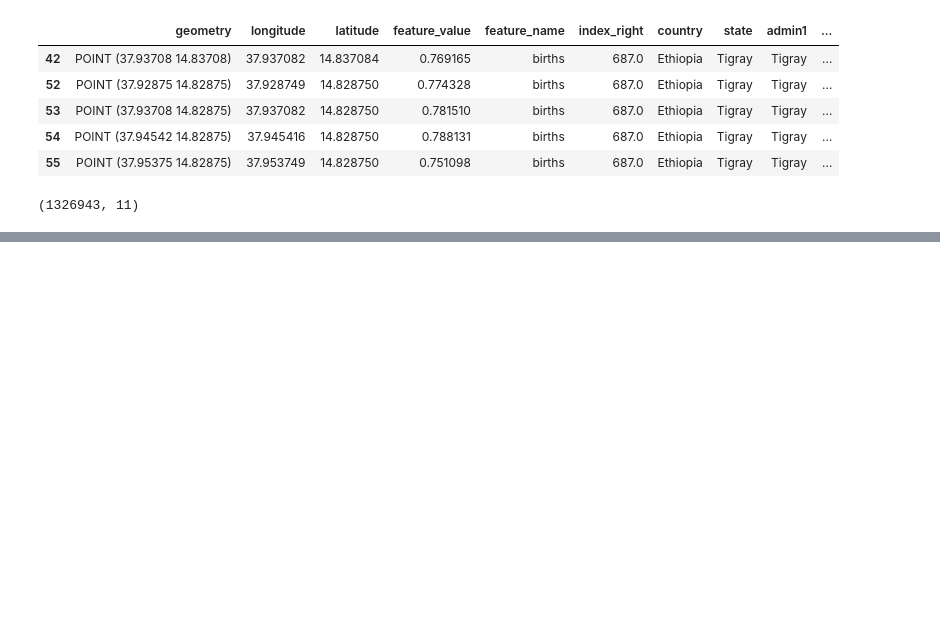
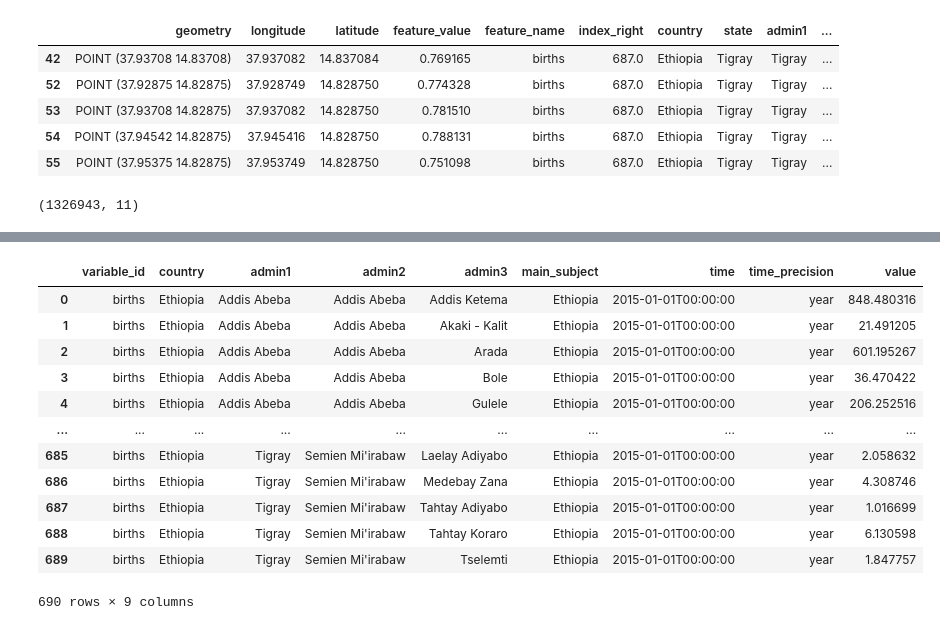
Before and after one commit to WorldModelers/Datamart-Integration, a Jupyter notebook: non-tabular-integration/worldpop-births.ipynb, the cells around one changed output, grey strips where cells are left out. Drawn from its saved outputs; the diff is of its cells as text; code cells hidden in the pictures; blank space fills up the shorter version.

```diff
--- a/non-tabular-integration/worldpop-births.ipynb
+++ b/non-tabular-integration/worldpop-births.ipynb
@@ -187 +222,17 @@ gdf_.value.sum()
+# %%
+df2
+# %% [output]
+|  | variable_id | country | admin1 | admin2 | admin3 | main_subject | time | time_precision | value |
+| 0 | births | Ethiopia | Addis Abeba | Addis Abeba | Addis Ketema | Ethiopia | 2015-01-01T00:00:00 | year | 848.480316 |
+| 1 | births | Ethiopia | Addis Abeba | Addis Abeba | Akaki - Kalit | Ethiopia | 2015-01-01T00:00:00 | year | 21.491205 |
+| 2 | births | Ethiopia | Addis Abeba | Addis Abeba | Arada | Ethiopia | 2015-01-01T00:00:00 | year | 601.195267 |
+| 3 | births | Ethiopia | Addis Abeba | Addis Abeba | Bole | Ethiopia | 2015-01-01T00:00:00 | year | 36.470422 |
+| 4 | births | Ethiopia | Addis Abeba | Addis Abeba | Gulele | Ethiopia | 2015-01-01T00:00:00 | year | 206.252516 |
+| ... | ... | ... | ... | ... | ... | ... | ... | ... | ... |
+| 685 | births | Ethiopia | Tigray | Semien Mi'irabaw | Laelay Adiyabo | Ethiopia | 2015-01-01T00:00:00 | year | 2.058632 |
+| 686 | births | Ethiopia | Tigray | Semien Mi'irabaw | Medebay Zana | Ethiopia | 2015-01-01T00:00:00 | year | 4.308746 |
+| 687 | births | Ethiopia | Tigray | Semien Mi'irabaw | Tahtay Adiyabo | Ethiopia | 2015-01-01T00:00:00 | year | 1.016699 |
+| 688 | births | Ethiopia | Tigray | Semien Mi'irabaw | Tahtay Koraro | Ethiopia | 2015-01-01T00:00:00 | year | 6.130598 |
+| 689 | births | Ethiopia | Tigray | Semien Mi'irabaw | Tselemti | Ethiopia | 2015-01-01T00:00:00 | year | 1.847757 |
+690 rows × 9 columns
 # %%
```
Also changed, not shown: parts of 10 cells of this notebook, 1 other file.
